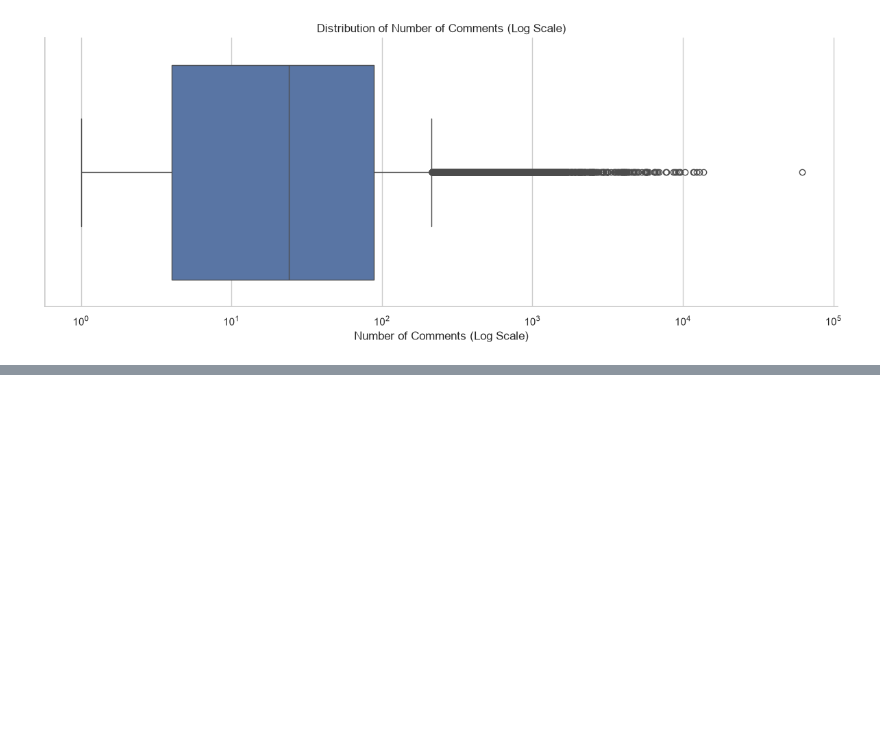
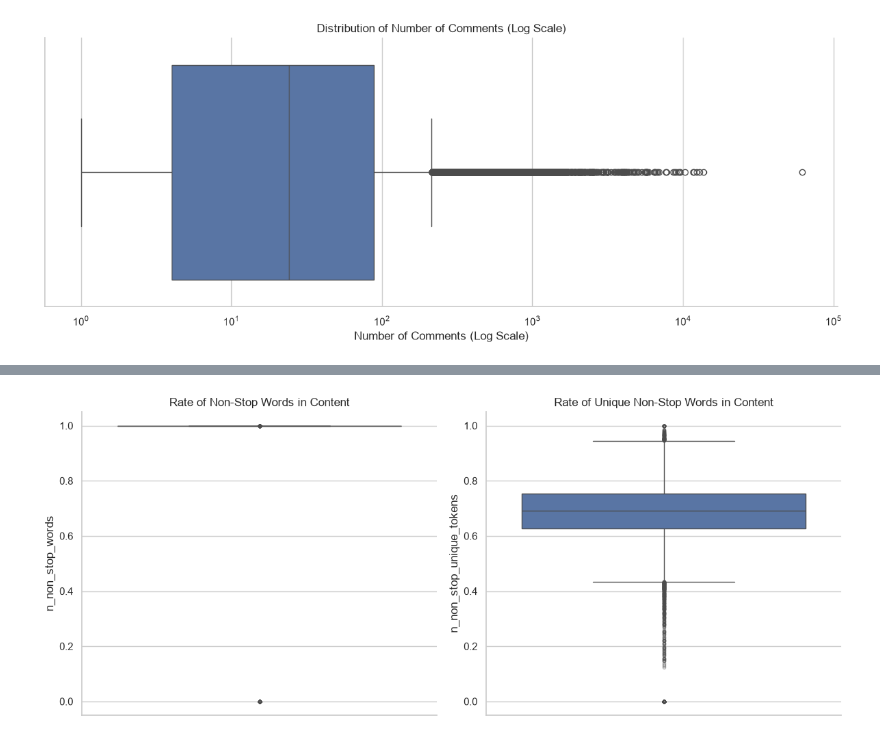
Before and after one commit to Jackdeeboss/AIAP_foundation_mini_proj_1, a Jupyter notebook: notebooks/eda.ipynb, the cells around one changed output, grey strips where cells are left out. Saved outputs shown, nothing was run; the diff lists cells and outputs as text; code cells hidden in the pictures; blank space fills up the shorter version.

```diff
--- a/notebooks/eda.ipynb
+++ b/notebooks/eda.ipynb
@@ -219,0 +278,14 @@ plt.show()
+# %%
+columns = ["n_non_stop_words", "n_non_stop_unique_tokens"]
+titles = ["Rate of Non-Stop Words in Content", "Rate of Unique Non-Stop Words in Content"]
+fig, axes = plt.subplots(1, 2, figsize=(12, 5))
+for ax, col, title in zip(axes, columns, titles):
+    sns.boxplot(data=df, y=col, ax=ax, showfliers=True,
+                flierprops={"marker": "o", "markersize": 3, "alpha": 0.4})
+    ax.set_title(title)
+    ax.set_ylabel(col)
+sns.despine()
+plt.tight_layout()
+plt.show()
+# %% [output]
+[figure, added]
```
Also changed, not shown: parts of 14 cells of this notebook.
